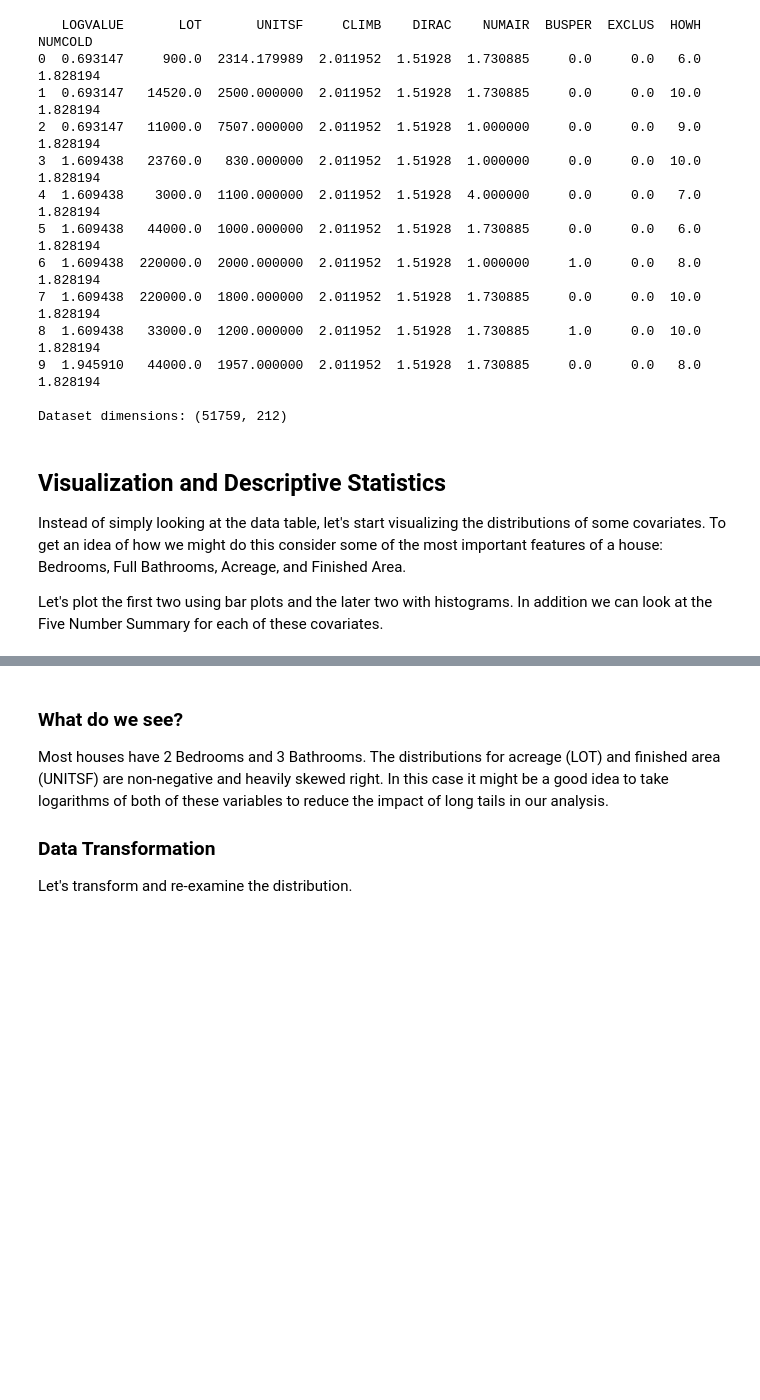
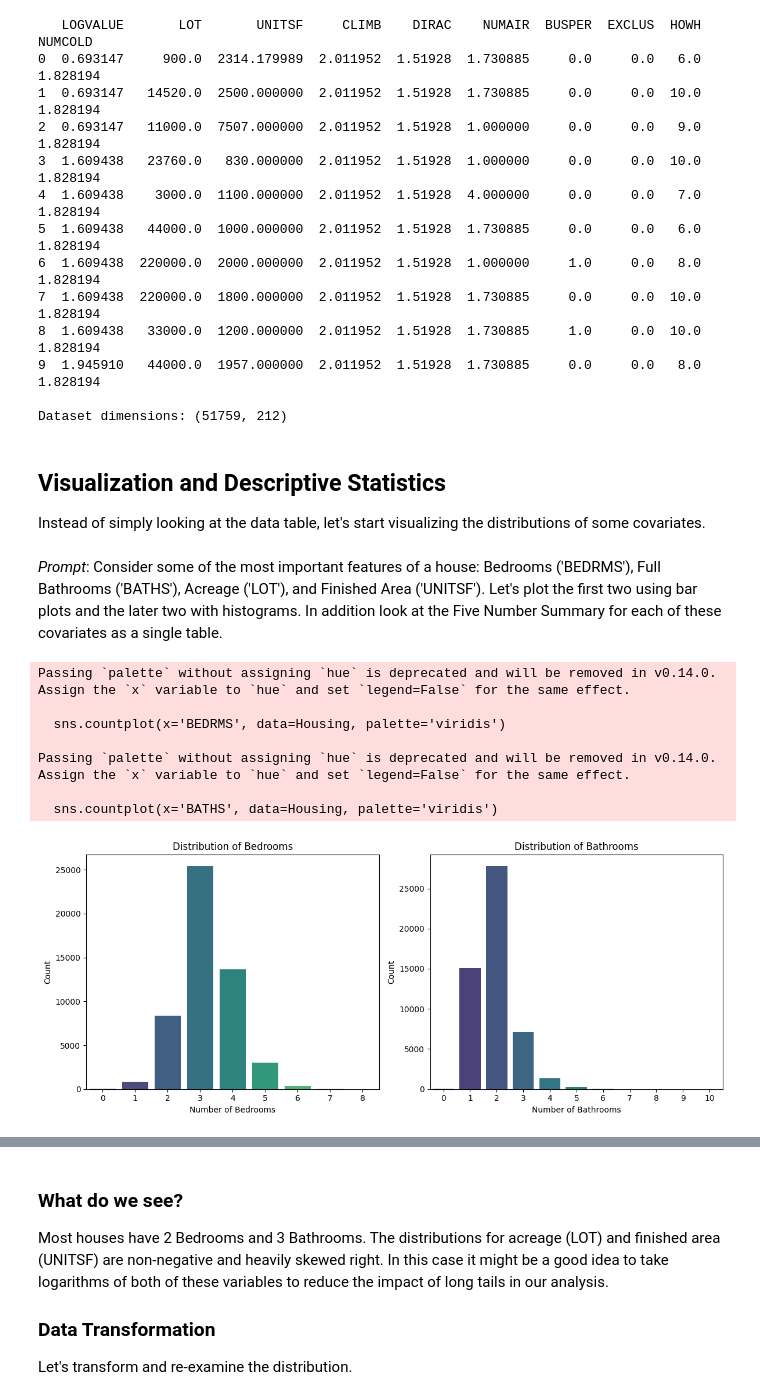
Before and after one commit to bquistorff/NABE_workbooks, a Jupyter notebook: 2. Predicting Housing Prices - Solutions.ipynb, the cells around one changed output, grey strips where cells are left out. Cells and saved outputs as stored; diff of their text form; code cells hidden in the pictures; blank space fills up the shorter version.

```diff
--- a/2. Predicting Housing Prices - Solutions.ipynb
+++ b/2. Predicting Housing Prices - Solutions.ipynb
@@ -66,6 +66,34 @@ Dataset dimensions: (51759, 212)
 # %% [markdown]
 ## Visualization and Descriptive Statistics
 
-Instead of simply looking at the data table, let's start visualizing the distributions of some covariates. To get an idea of how we might do this consider some of the most important features of a house: Bedrooms, Full Bathrooms, Acreage, and Finished Area.
-
-Let's plot the first two using bar plots and the later two with histograms. In addition we can look at the Five Number Summary for each of these covariates.
+Instead of simply looking at the data table, let's start visualizing the distributions of some covariates.
+# %% [markdown]
+*Prompt*: Consider some of the most important features of a house: Bedrooms ('BEDRMS'), Full Bathrooms ('BATHS'), Acreage ('LOT'), and Finished Area ('UNITSF'). Let's plot the first two using bar plots and the later two with histograms. In addition look at the Five Number Summary for each of these covariates as a single table.
+# %%
+plt.figure(figsize=(12, 5))
+
+# Bar plot for BEDRMS
+plt.subplot(1, 2, 1)
+sns.countplot(x='BEDRMS', data=Housing, palette='viridis')
+plt.title('Distribution of Bedrooms')
+plt.xlabel('Number of Bedrooms')
+plt.ylabel('Count')
+
+# Bar plot for BATHS
+plt.subplot(1, 2, 2)
+sns.countplot(x='BATHS', data=Housing, palette='viridis')
+plt.title('Distribution of Bathrooms')
+plt.xlabel('Number of Bathrooms')
+plt.ylabel('Count')
+
+plt.tight_layout()
+plt.show()
+# %% [output]
+Passing `palette` without assigning `hue` is deprecated and will be removed in v0.14.0. Assign the `x` variable to `hue` and set `legend=False` for the same effect.
+
+  sns.countplot(x='BEDRMS', data=Housing, palette='viridis')
+
+Passing `palette` without assigning `hue` is deprecated and will be removed in v0.14.0. Assign the `x` variable to `hue` and set `legend=False` for the same effect.
+
+  sns.countplot(x='BATHS', data=Housing, palette='viridis')
+[figure, added]
```
Also changed, not shown: parts of 17 cells of this notebook, 9 other files.
